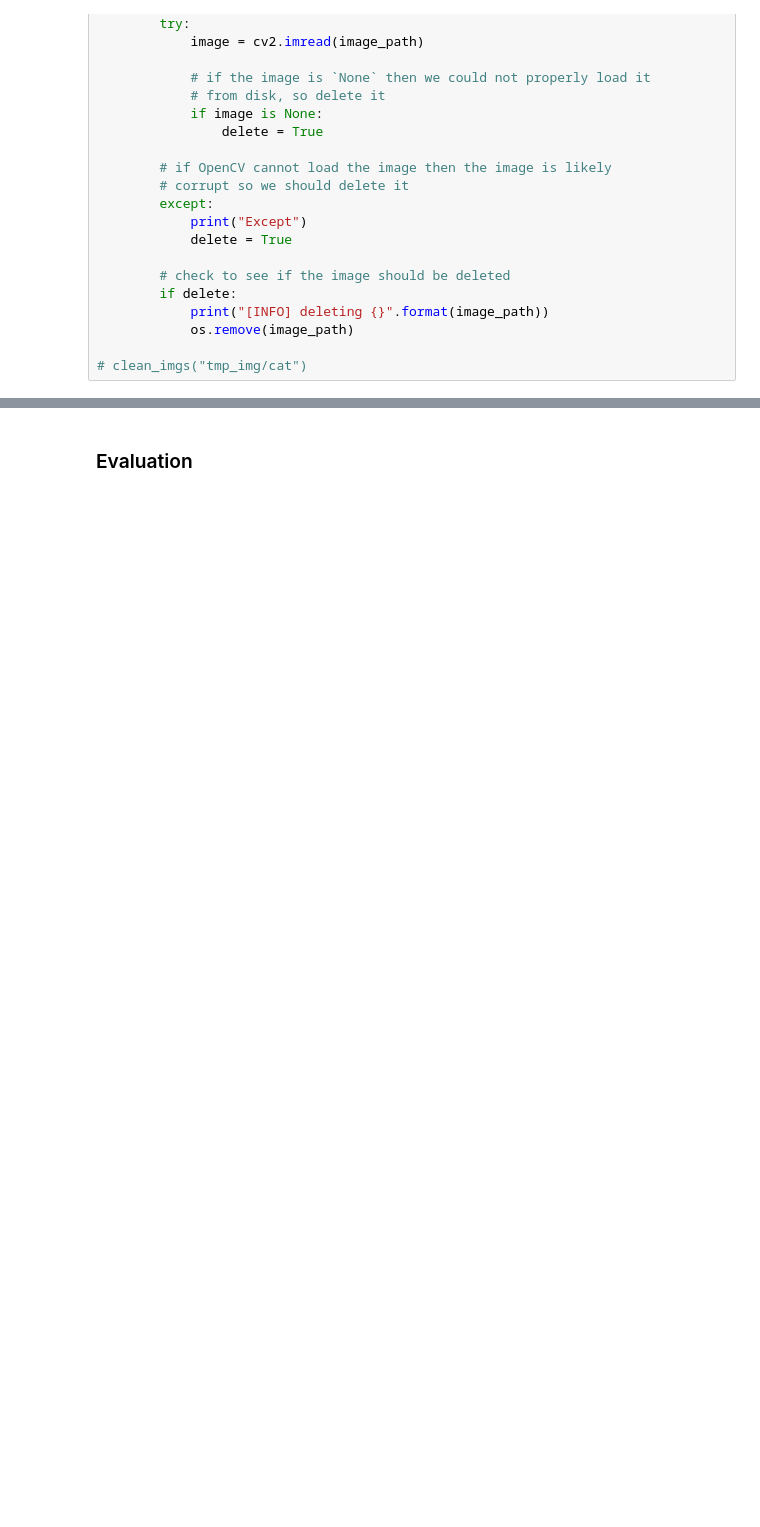
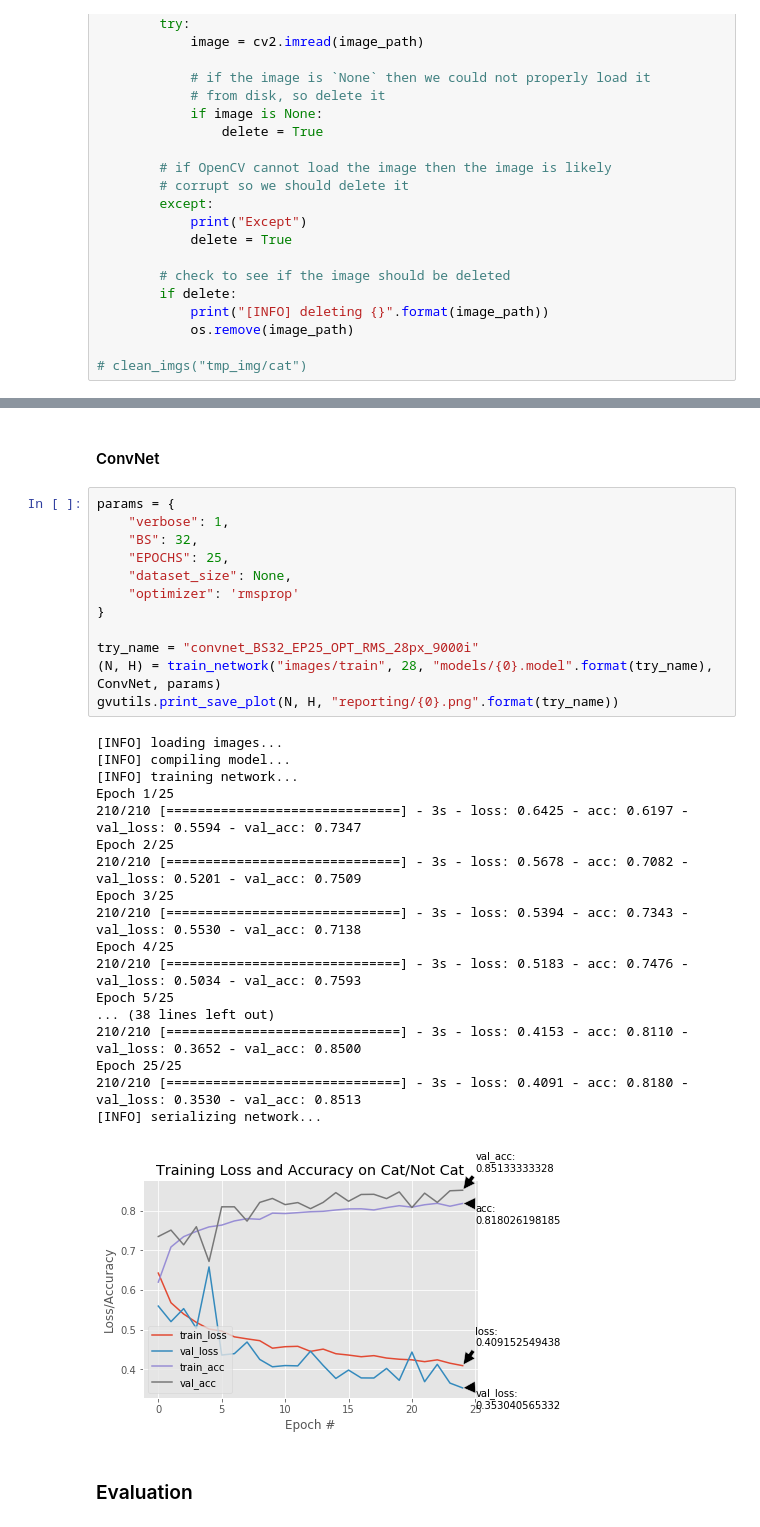
Before and after one commit to gabrielvv/imgpred, a Jupyter notebook: Image Classification.ipynb, the cells around one changed output, grey strips where cells are left out. Saved outputs shown, nothing was run; the diff lists cells and outputs as text; blank space fills up the shorter version.

```diff
--- a/Image Classification.ipynb
+++ b/Image Classification.ipynb
@@ -389,3 +524,36 @@ gvutils.imgs_stats("images")
+# %% [markdown]
+#### ConvNet
+# %%
+params = {
+    "verbose": 1,
+    "BS": 32,
+    "EPOCHS": 25,
+    "dataset_size": None,
+    "optimizer": 'rmsprop'
+}
+
+try_name = "convnet_BS32_EP25_OPT_RMS_28px_9000i"
+(N, H) = train_network("images/train", 28, "models/{0}.model".format(try_name), ConvNet, params)
+gvutils.print_save_plot(N, H, "reporting/{0}.png".format(try_name))
+# %% [output]
+[INFO] loading images...
+[INFO] compiling model...
+[INFO] training network...
+Epoch 1/25
+210/210 [==============================] - 3s - loss: 0.6425 - acc: 0.6197 - val_loss: 0.5594 - val_acc: 0.7347
+Epoch 2/25
+210/210 [==============================] - 3s - loss: 0.5678 - acc: 0.7082 - val_loss: 0.5201 - val_acc: 0.7509
+Epoch 3/25
+210/210 [==============================] - 3s - loss: 0.5394 - acc: 0.7343 - val_loss: 0.5530 - val_acc: 0.7138
+Epoch 4/25
+210/210 [==============================] - 3s - loss: 0.5183 - acc: 0.7476 - val_loss: 0.5034 - val_acc: 0.7593
+Epoch 5/25
+... (38 lines left out)
+210/210 [==============================] - 3s - loss: 0.4153 - acc: 0.8110 - val_loss: 0.3652 - val_acc: 0.8500
+Epoch 25/25
+210/210 [==============================] - 3s - loss: 0.4091 - acc: 0.8180 - val_loss: 0.3530 - val_acc: 0.8513
+[INFO] serializing network...
+[figure, added]
 # %% [markdown]
 ### Evaluation
 # %%
```
Also changed, not shown: parts of 42 cells of this notebook, 27 other files.
